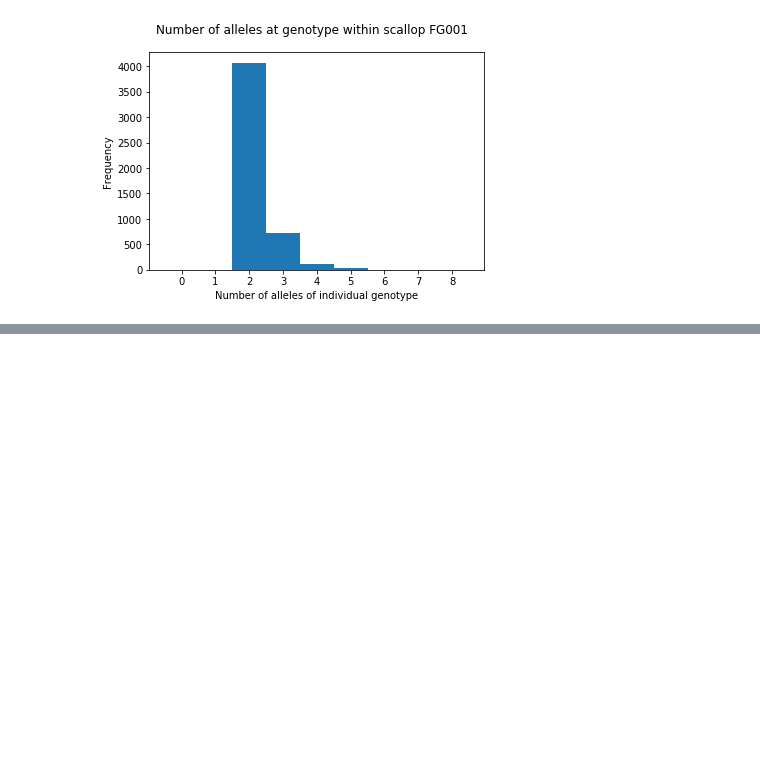
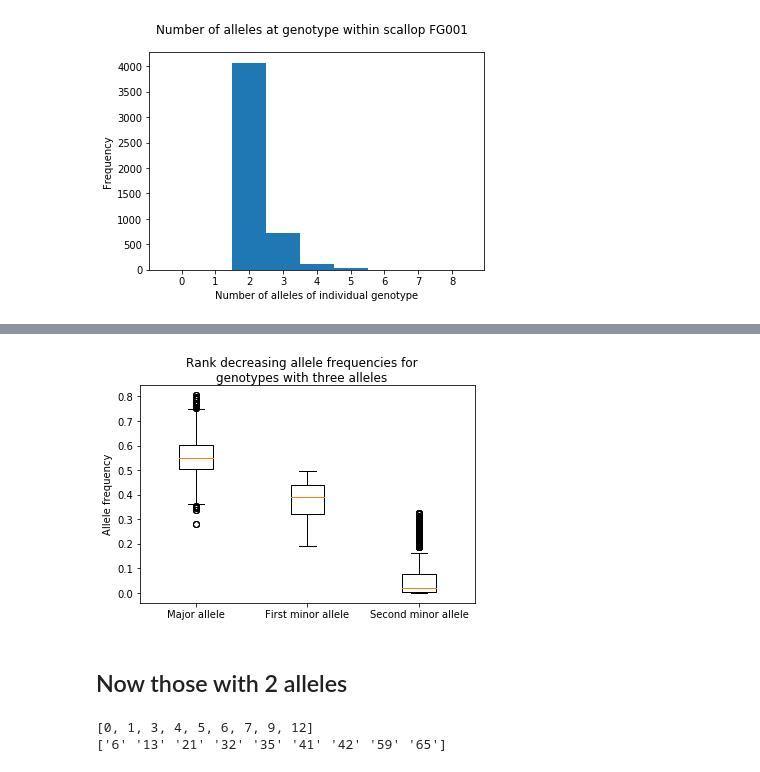
Before and after one commit to nclowell/RAD_scallops, a Jupyter notebook: CRAGIG_run1/Notebooks/data_processing_notebooks/exploring_ind_alleles_files.ipynb, the cells around one changed output, grey strips where cells are left out. Saved outputs shown, nothing was run; the diff lists cells and outputs as text; code cells hidden in the pictures; blank space fills up the shorter version.

Commit message:
updated notebook for rank afs and added plots

```diff
--- a/CRAGIG_run1/Notebooks/data_processing_notebooks/exploring_ind_alleles_files.ipynb
+++ b/CRAGIG_run1/Notebooks/data_processing_notebooks/exploring_ind_alleles_files.ipynb
@@ -96,0 +122,19 @@ plt.show()
+# %%
+list_of_locus_and_afs = []
+# %%
+for index in three_al_inds:
+    tag_array = list_arrays_bytag[index]
+    tag_list = []
+    tagname = tag_array[0,0]
+    tag_list.append(tagname)
+    af_list = []
+    for row in tag_array:
+        af = float(row[2])/float(100)
+        af_list.append(af)
+    af_list = sorted(af_list, reverse = True) # sort in decreasing
+    for af in af_list:
+        tag_list.append(af)
+    list_of_locus_and_afs.append(tag_list)
+
+# check
+print list_of_locus_and_afs[0:5]
@@ -96,0 +143,6 @@ plt.show()
+# %%
+array_afs = np.array(list_of_locus_and_afs)
+tarray_afs = array_afs.transpose()
+
+# check
+print tarray_afs[0:4,0:9]
@@ -96,0 +157,40 @@ plt.show()
+# %%
+array_subset = tarray_afs[1:]
+array_subset_float = array_subset.astype(np.float)
+
+plotlist = []
+for row in array_subset_float:
+    sublist = []
+    newrow = row.astype(np.float)
+    plotlist.append(list(newrow))
+# %%
+# plot with matplotlib pyplot
+plt.boxplot(plotlist) # multiple box plots with list of lists
+num_rows = tarray_afs.shape[0]
+plt.xticks(range(1,num_rows),['Major allele','First minor allele','Second minor allele']) # label x axis with population names
+plt.ylabel('Allele frequency') # axis label
+plt.suptitle('Rank decreasing allele frequencies for\ngenotypes with three alleles') # title
+plt.show() # show plot
+# %% [output]
+[figure, added]
+# %% [markdown]
+## Now those with 2 alleles
+# %%
+# get indeces in allele counts that have 3 alleles
+two_al_inds = [i for i, x in enumerate(allele_counts) if x == 2]
+
+# check
+print two_al_inds[0:9]
+
+# get tags that match these indeces
+names_array = np.array(unique_locus_names)
+tags_w_2 = names_array[two_al_inds]
+
+# check
+print tags_w_2[0:9]
+
+# initiate list to store locus names and allele frequencies
+list_of_locus_and_afs = []
+# %% [output]
+[0, 1, 3, 4, 5, 6, 7, 9, 12]
+['6' '13' '21' '32' '35' '41' '42' '59' '65']
```
Also changed, not shown: parts of 12 cells of this notebook, 6 other files.
